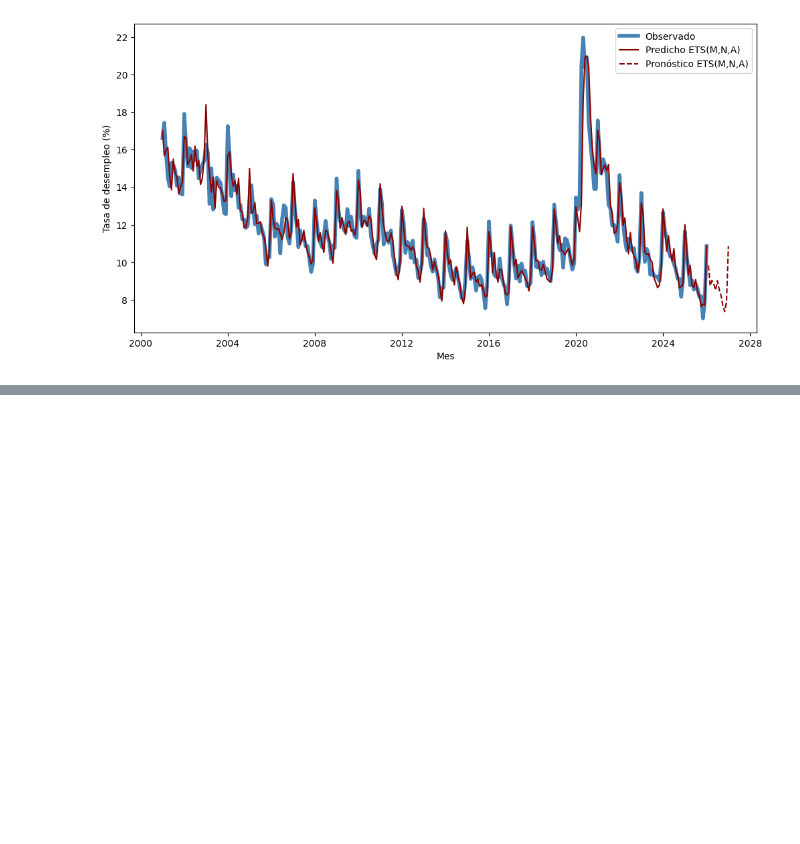
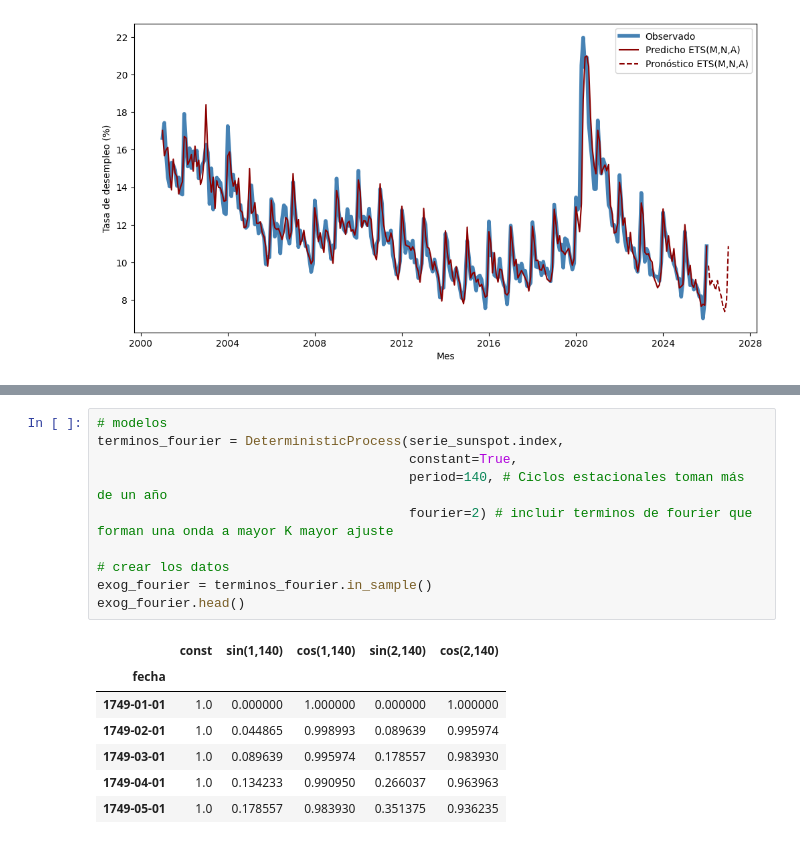
Before and after one commit to fersalme/regresion-lineal-series-tiempo, a Jupyter notebook: 05-suavizacion-pronostico/01-ejercicios-ETS-Python.ipynb, the cells around one changed output, grey strips where cells are left out. Drawn from its saved outputs; the diff is of its cells as text; blank space fills up the shorter version.

```diff
--- a/05-suavizacion-pronostico/01-ejercicios-ETS-Python.ipynb
+++ b/05-suavizacion-pronostico/01-ejercicios-ETS-Python.ipynb
@@ -562,0 +605,18 @@ plt.show()
+# %%
+# modelos
+terminos_fourier = DeterministicProcess(serie_sunspot.index,
+                                        constant=True,
+                                        period=140, # Ciclos estacionales toman más de un año
+                                        fourier=2) # incluir terminos de fourier que forman una onda a mayor K mayor ajuste
+
+# crear los datos
+exog_fourier = terminos_fourier.in_sample()
+exog_fourier.head()
+# %% [output]
+|  | const | sin(1,140) | cos(1,140) | sin(2,140) | cos(2,140) |
+| fecha |  |  |  |  |  |
+| 1749-01-01 | 1.0 | 0.000000 | 1.000000 | 0.000000 | 1.000000 |
+| 1749-02-01 | 1.0 | 0.044865 | 0.998993 | 0.089639 | 0.995974 |
+| 1749-03-01 | 1.0 | 0.089639 | 0.995974 | 0.178557 | 0.983930 |
+| 1749-04-01 | 1.0 | 0.134233 | 0.990950 | 0.266037 | 0.963963 |
+| 1749-05-01 | 1.0 | 0.178557 | 0.983930 | 0.351375 | 0.936235 |
```
Also changed, not shown: parts of 6 cells of this notebook.
